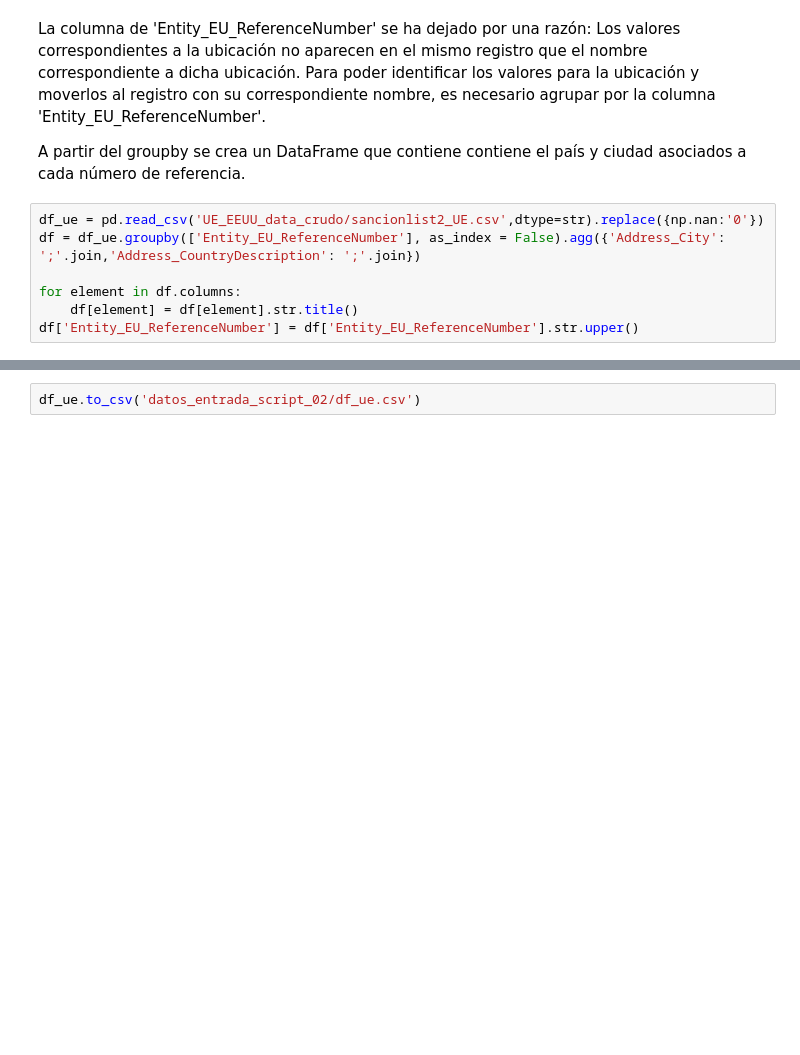
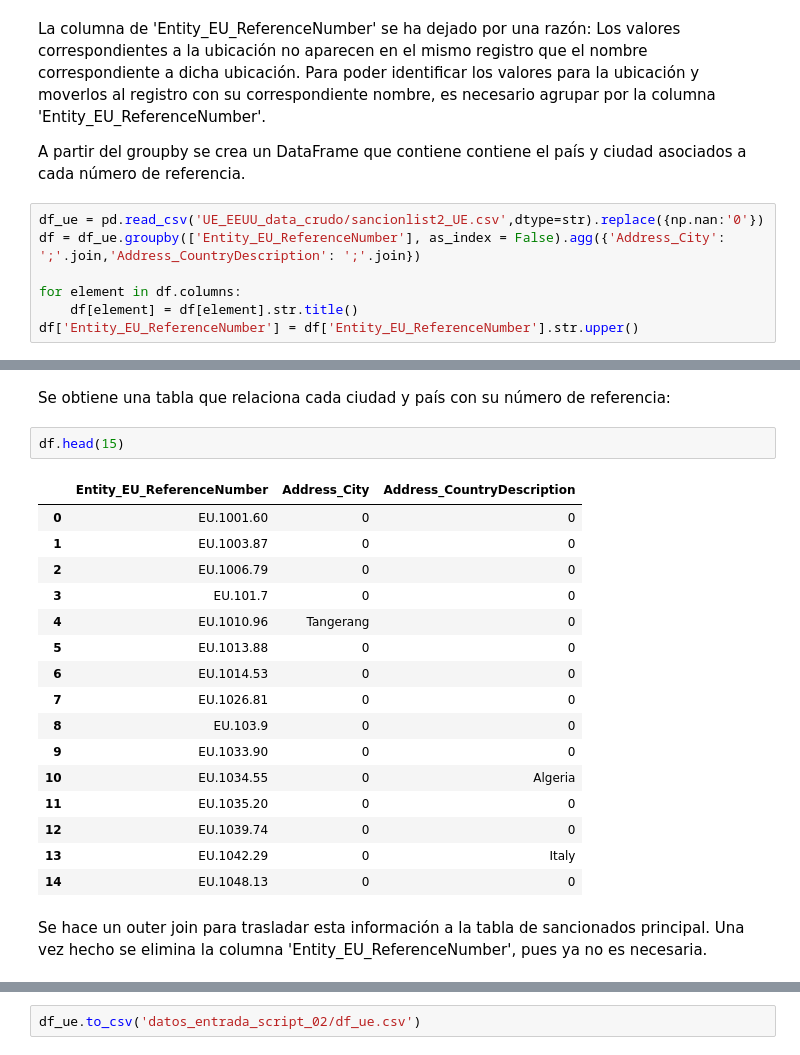
Before and after one commit to Chanalber/TFM, a Jupyter notebook: Código y datos/01_extraer_datos.ipynb, the cells around one changed output, grey strips where cells are left out. Drawn from its saved outputs; the diff is of its cells as text; blank space fills up the shorter version.

```diff
--- a/Código y datos/01_extraer_datos.ipynb
+++ b/Código y datos/01_extraer_datos.ipynb
@@ -467,0 +438,23 @@ Finalmente, se almacena este DataFrame en formato .csv en la carpeta 'datos_entr
+# %% [markdown]
+Se obtiene una tabla que relaciona cada ciudad y país con su número de referencia:
+# %%
+df.head(15)
+# %% [output]
+|  | Entity_EU_ReferenceNumber | Address_City | Address_CountryDescription |
+| 0 | EU.1001.60 | 0 | 0 |
+| 1 | EU.1003.87 | 0 | 0 |
+| 2 | EU.1006.79 | 0 | 0 |
+| 3 | EU.101.7 | 0 | 0 |
+| 4 | EU.1010.96 | Tangerang | 0 |
+| 5 | EU.1013.88 | 0 | 0 |
+| 6 | EU.1014.53 | 0 | 0 |
+| 7 | EU.1026.81 | 0 | 0 |
+| 8 | EU.103.9 | 0 | 0 |
+| 9 | EU.1033.90 | 0 | 0 |
+| 10 | EU.1034.55 | 0 | Algeria |
+| 11 | EU.1035.20 | 0 | 0 |
+| 12 | EU.1039.74 | 0 | 0 |
+| 13 | EU.1042.29 | 0 | Italy |
+| 14 | EU.1048.13 | 0 | 0 |
+# %% [markdown]
+Se hace un outer join para trasladar esta información a la tabla de sancionados principal. Una vez hecho se elimina la columna 'Entity_EU_ReferenceNumber', pues ya no es necesaria.
```
Also changed, not shown: parts of 16 cells of this notebook, 13 other files.
